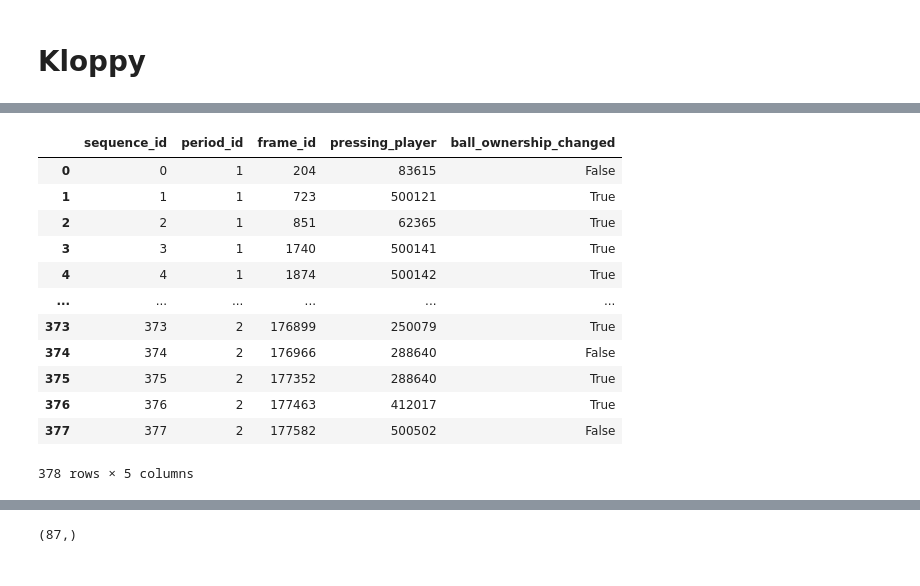
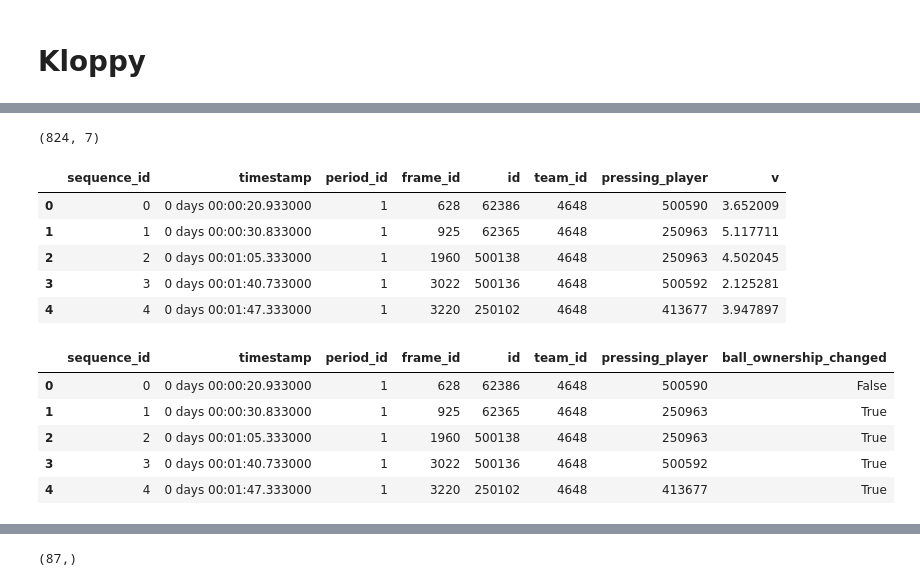
Before and after one commit to leemingo/express-v2, a Jupyter notebook: notebook/2-generate-dataset.ipynb, the cells around one changed output, grey strips where cells are left out. Drawn from its saved outputs; the diff is of its cells as text; code cells hidden in the pictures.

```diff
--- a/notebook/2-generate-dataset.ipynb
+++ b/notebook/2-generate-dataset.ipynb
@@ -193,0 +279,6 @@ total_df.head()
+# %%
+event_name_unique = []
+for idx, row in event_df.iterrows():
+    # event_name_unique += row['events_name']
+    event_name_unique.append(row['events_name'][0])
+set(event_name_unique)
@@ -225,9 +349,6 @@ pressed_df['frame_diff'] = pressed_df['frame_id'].diff()
 pressed_df['sequence_id'] = (pressed_df['frame_diff'] > 60).cumsum()
 # %%
 # 각 시퀀스별 첫 번째 frame을 기준으로 X와 Y를 설정하기 위해 마지막 frame 정보를 구함
-first_frames = pressed_df.groupby('sequence_id', as_index=False)[['period_id', 'frame_id', 'pressing_player']].first()
 
-def check_change(frame_id, window=150):
-    subset = total_df[(total_df['frame_id'] >= frame_id) & (total_df['frame_id'] < frame_id + window)]
-    return subset['ball_owning_team_id'].nunique() > 1
-first_frames['ball_ownership_changed'] = first_frames['frame_id'].apply(check_change)
+first_frames = pressed_df.groupby('sequence_id', as_index=False)[['timestamp', 'period_id', 'frame_id', 'id', 'team_id', 'pressing_player']].first()
+first_frames.head()
@@ -234,6 +362,47 @@ first_frames['ball_ownership_changed'] = first_frames['frame_id'].apply(check_ch
+# %%
+first_frames.shape
+# %% [output]
+(824, 7)
+# %%
+# total_df 에서 필요한 컬럼만 추출
+lookup = total_df[['period_id', 'frame_id', 'id', 'v']]
+
+# pressing_player 컬럼은 total_df.id 와 매칭되어 있으므로,
+# 컬럼명을 맞춰서 merge
+first_frames = first_frames.merge(
+    lookup.rename(columns={'id': 'pressing_player'}),
+    on=['period_id', 'frame_id', 'pressing_player'],
+    how='left'
+)
+
+first_frames.head()
+# %% [output]
+|  | sequence_id | timestamp | period_id | frame_id | id | team_id | pressing_player | v |
+| 0 | 0 | 0 days 00:00:20.933000 | 1 | 628 | 62386 | 4648 | 500590 | 3.652009 |
+| 1 | 1 | 0 days 00:00:30.833000 | 1 | 925 | 62365 | 4648 | 250963 | 5.117711 |
+| 2 | 2 | 0 days 00:01:05.333000 | 1 | 1960 | 500138 | 4648 | 250963 | 4.502045 |
+| 3 | 3 | 0 days 00:01:40.733000 | 1 | 3022 | 500136 | 4648 | 500592 | 2.125281 |
+| 4 | 4 | 0 days 00:01:47.333000 | 1 | 3220 | 250102 | 4648 | 413677 | 3.947897 |
+# %%
+# 각 시퀀스별 첫 번째 frame을 기준으로 X와 Y를 설정하기 위해 마지막 frame 정보를 구함
+first_frames = pressed_df.groupby('sequence_id', as_index=False)[['timestamp', 'period_id', 'frame_id', 'id', 'team_id', 'pressing_player']].first()
+
+# total_df 에서 필요한 컬럼만 추출
+lookup = total_df[['period_id', 'frame_id', 'id', 'v']]
+
+# pressing_player 컬럼은 total_df.id 와 매칭되어 있으므로,
+# 컬럼명을 맞춰서 merge
+first_frames = first_frames.merge(
+    lookup.rename(columns={'id': 'pressing_player'}),
+    on=['period_id', 'frame_id', 'pressing_player'],
+    how='left'
+)
+
+# 압박하는 선수의 속도가 2.0 m/s 인 경우만 압박으로 간주
+first_frames = first_frames[first_frames['v'] >= 2.0]
 # %%
 # 각 마지막 frame에 대해, 이후 125 frame 내에 ball_owning_team의 값이 변경되었는지 체크하여 label(Y)을 설정
-def check_change_modified(row, window=150):
+def check_change(row, window=150):
     current_period_id = row['period_id']
     current_frame_id = row['frame_id']
 
@@ -255,20 +424,13 @@ def check_change_modified(row, window=150):
 
 # 수정된 함수를 row-wise로 적용 (axis=1)
 # window 파라미터는 check_change_modified 함수의 기본값을 사용하거나 여기서 명시적으로 전달할 수 있습니다.
-first_frames['ball_ownership_changed'] = first_frames.apply(check_change_modified, axis=1, window=150) # window=150은 예시
+first_frames['ball_ownership_changed'] = first_frames.apply(check_change, axis=1, window=150) # window=150은 예시
 # %%
-first_frames
+first_frames.head()
 # %% [output]
-|  | sequence_id | period_id | frame_id | pressing_player | ball_ownership_changed |
-| 0 | 0 | 1 | 204 | 83615 | False |
-| 1 | 1 | 1 | 723 | 500121 | True |
-| 2 | 2 | 1 | 851 | 62365 | True |
-| 3 | 3 | 1 | 1740 | 500141 | True |
-| 4 | 4 | 1 | 1874 | 500142 | True |
-| ... | ... | ... | ... | ... | ... |
-| 373 | 373 | 2 | 176899 | 250079 | True |
-| 374 | 374 | 2 | 176966 | 288640 | False |
-| 375 | 375 | 2 | 177352 | 288640 | True |
-| 376 | 376 | 2 | 177463 | 412017 | True |
-| 377 | 377 | 2 | 177582 | 500502 | False |
+|  | sequence_id | timestamp | period_id | frame_id | id | team_id | pressing_player | ball_ownership_changed |
+| 0 | 0 | 0 days 00:00:20.933000 | 1 | 628 | 62386 | 4648 | 500590 | False |
+| 1 | 1 | 0 days 00:00:30.833000 | 1 | 925 | 62365 | 4648 | 250963 | True |
+| 2 | 2 | 0 days 00:01:05.333000 | 1 | 1960 | 500138 | 4648 | 250963 | True |
+| 3 | 3 | 0 days 00:01:40.733000 | 1 | 3022 | 500136 | 4648 | 500592 | True |
+| 4 | 4 | 0 days 00:01:47.333000 | 1 | 3220 | 250102 | 4648 | 413677 | True |
-378 rows × 5 columns
```
Also changed, not shown: parts of 27 cells of this notebook, 12 other files.
